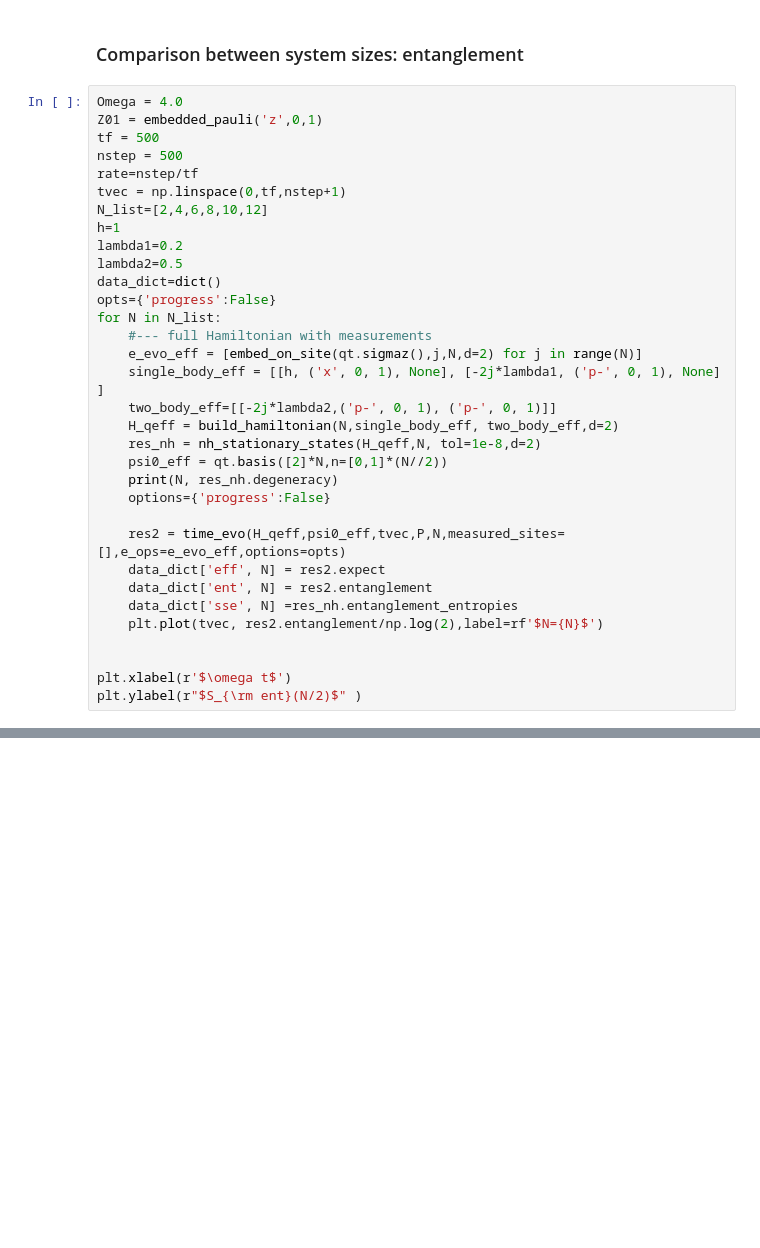
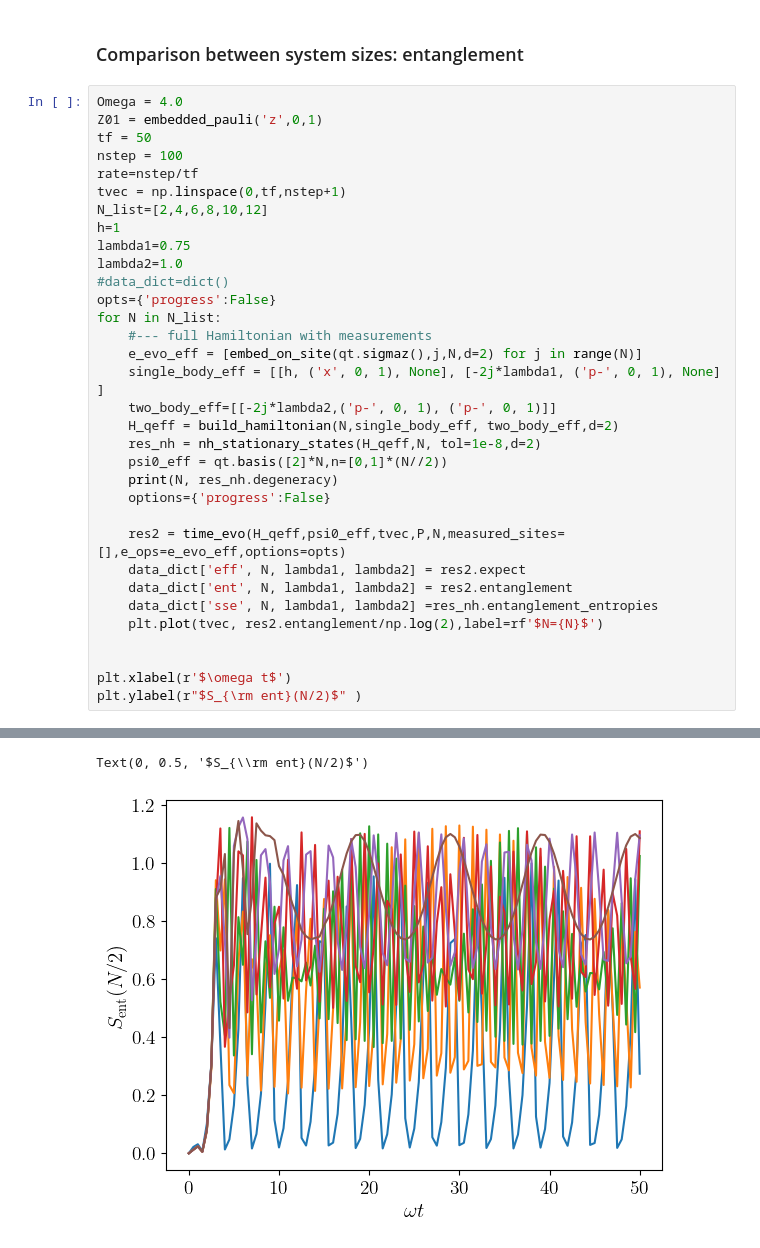
Before and after one commit to mwauters92/Non-hermitian-design, a Jupyter notebook: main.ipynb, the cells around one changed output, grey strips where cells are left out. Saved outputs shown, nothing was run; the diff lists cells and outputs as text; blank space fills up the shorter version.

```diff
--- a/main.ipynb
+++ b/main.ipynb
@@ -541,15 +541,15 @@ for iom, omega in enumerate(omega_list[::2]):
 # %%
 Omega = 4.0
 Z01 = embedded_pauli('z',0,1)
-tf = 500
-nstep = 500
+tf = 50
+nstep = 100
 rate=nstep/tf
 tvec = np.linspace(0,tf,nstep+1)
 N_list=[2,4,6,8,10,12]
 h=1
-lambda1=0.2
-lambda2=0.5
-data_dict=dict()
+lambda1=0.75
+lambda2=1.0
+#data_dict=dict()
 opts={'progress':False}
 for N in N_list:
     #--- full Hamiltonian with measurements
@@ -563,9 +563,9 @@ for N in N_list:
     options={'progress':False}
 
     res2 = time_evo(H_qeff,psi0_eff,tvec,P,N,measured_sites=[],e_ops=e_evo_eff,options=opts)
-    data_dict['eff', N] = res2.expect
-    data_dict['ent', N] = res2.entanglement
-    data_dict['sse', N] =res_nh.entanglement_entropies
+    data_dict['eff', N, lambda1, lambda2] = res2.expect
+    data_dict['ent', N, lambda1, lambda2] = res2.entanglement
+    data_dict['sse', N, lambda1, lambda2] =res_nh.entanglement_entropies
     plt.plot(tvec, res2.entanglement/np.log(2),label=rf'$N={N}$')
 
 
@@ -581,2 +581,4 @@ plt.ylabel(r"$S_{\rm ent}(N/2)$" )
+Text(0, 0.5, '$S_{\\rm ent}(N/2)$')
+[figure, added]
 # %%
 fig,ax=plt.subplots(nrows=2,sharex=True)
```
Also changed, not shown: parts of 5 cells of this notebook, 4 other files.
